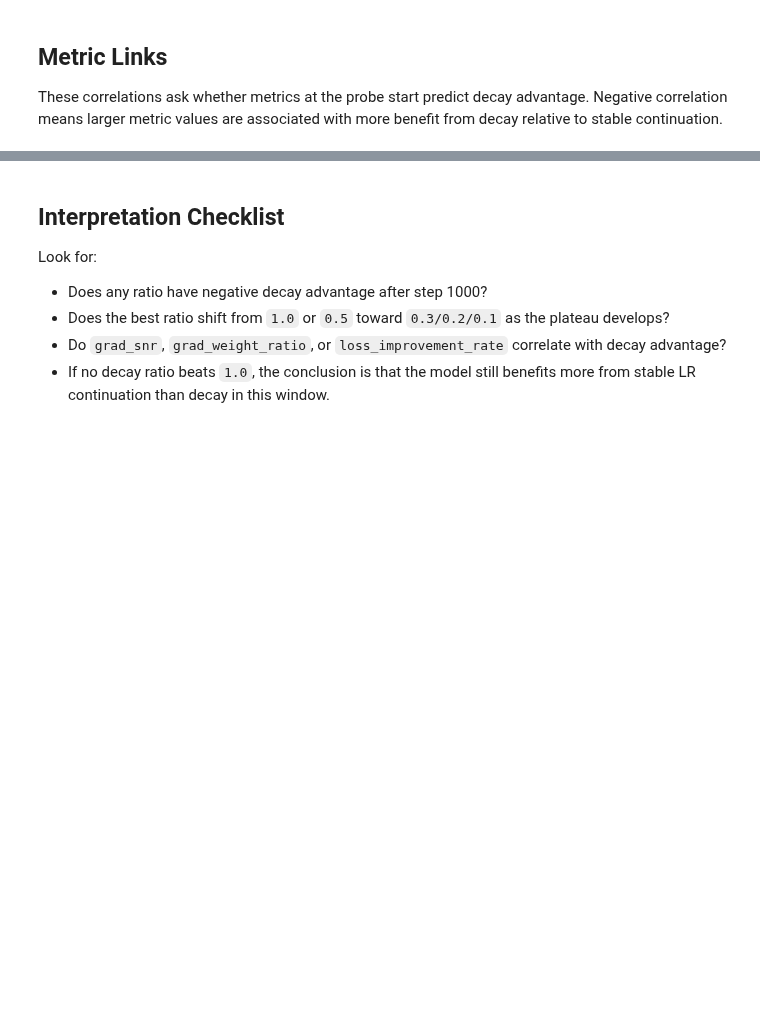
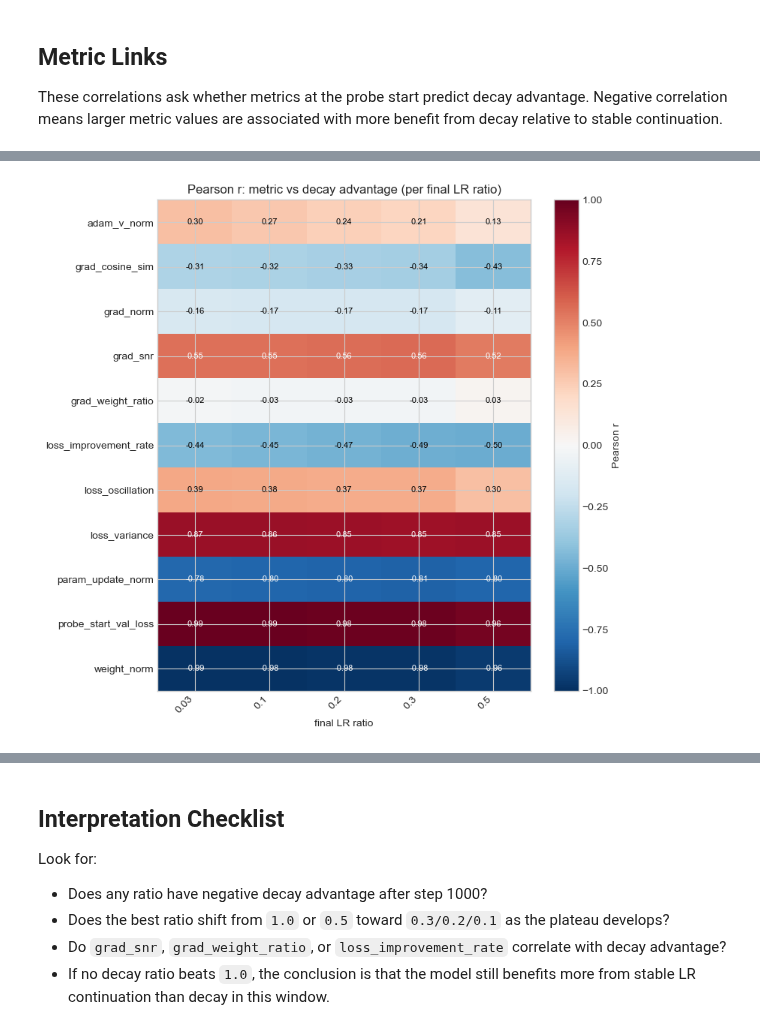
Before and after one commit to Duckymini/wsd_metric_triggered, a Jupyter notebook: notebooks/plateau_decay_amount_metrics_analysis.ipynb, the cells around one changed output, grey strips where cells are left out. Saved outputs shown, nothing was run; the diff lists cells and outputs as text; code cells hidden in the pictures; blank space fills up the shorter version.

```diff
--- a/notebooks/plateau_decay_amount_metrics_analysis.ipynb
+++ b/notebooks/plateau_decay_amount_metrics_analysis.ipynb
@@ -198,3 +259,24 @@ metric_corr
 # %%
 if not metric_corr.empty:
-    display(metric_corr.pivot(index="metric", columns="final_lr_ratio", values="pearson_r"))
+    pivot = metric_corr.pivot(index="metric", columns="final_lr_ratio", values="pearson_r")
+
+    # --- Heatmap ---
+    fig, ax = plt.subplots(figsize=(len(pivot.columns) * 1.2 + 2, len(pivot) * 0.55 + 1.5))
+    im = ax.imshow(pivot.values, aspect="auto", cmap="RdBu_r", vmin=-1, vmax=1)
+    plt.colorbar(im, ax=ax, label="Pearson r")
+    ax.set_xticks(range(len(pivot.columns)))
+    ax.set_xticklabels([f"{c:g}" for c in pivot.columns], rotation=45, ha="right")
+    ax.set_yticks(range(len(pivot.index)))
+    ax.set_yticklabels(pivot.index)
+    for i in range(len(pivot.index)):
+        for j in range(len(pivot.columns)):
+            val = pivot.values[i, j]
+            if np.isfinite(val):
+                ax.text(j, i, f"{val:.2f}", ha="center", va="center", fontsize=8,
+                        color="white" if abs(val) > 0.5 else "black")
+    ax.set_title("Pearson r: metric vs decay advantage (per final LR ratio)", fontsize=12)
+    ax.set_xlabel("final LR ratio")
+    plt.tight_layout()
+    plt.show()
+# %% [output]
+[figure, added]
```
Also changed, not shown: parts of 8 cells of this notebook.
